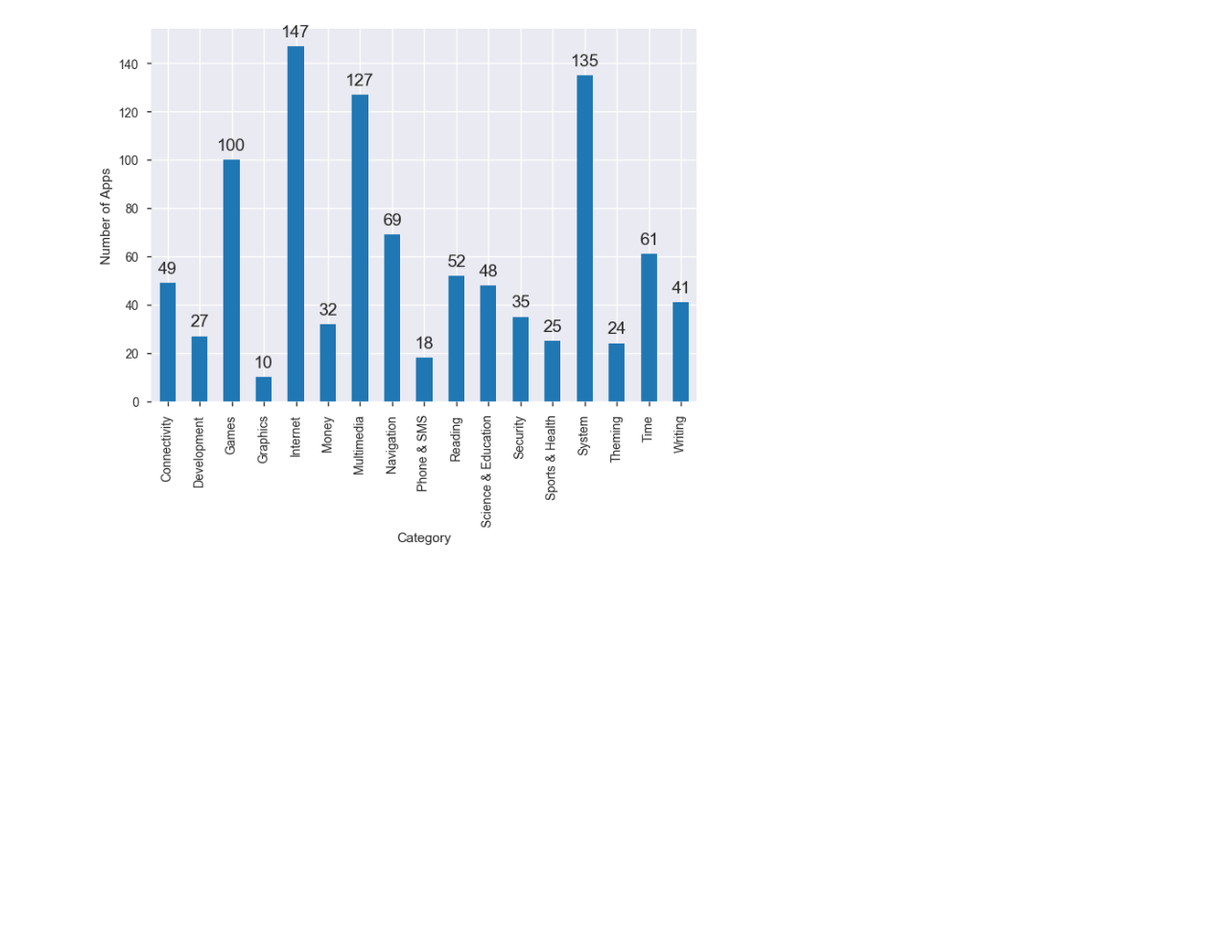
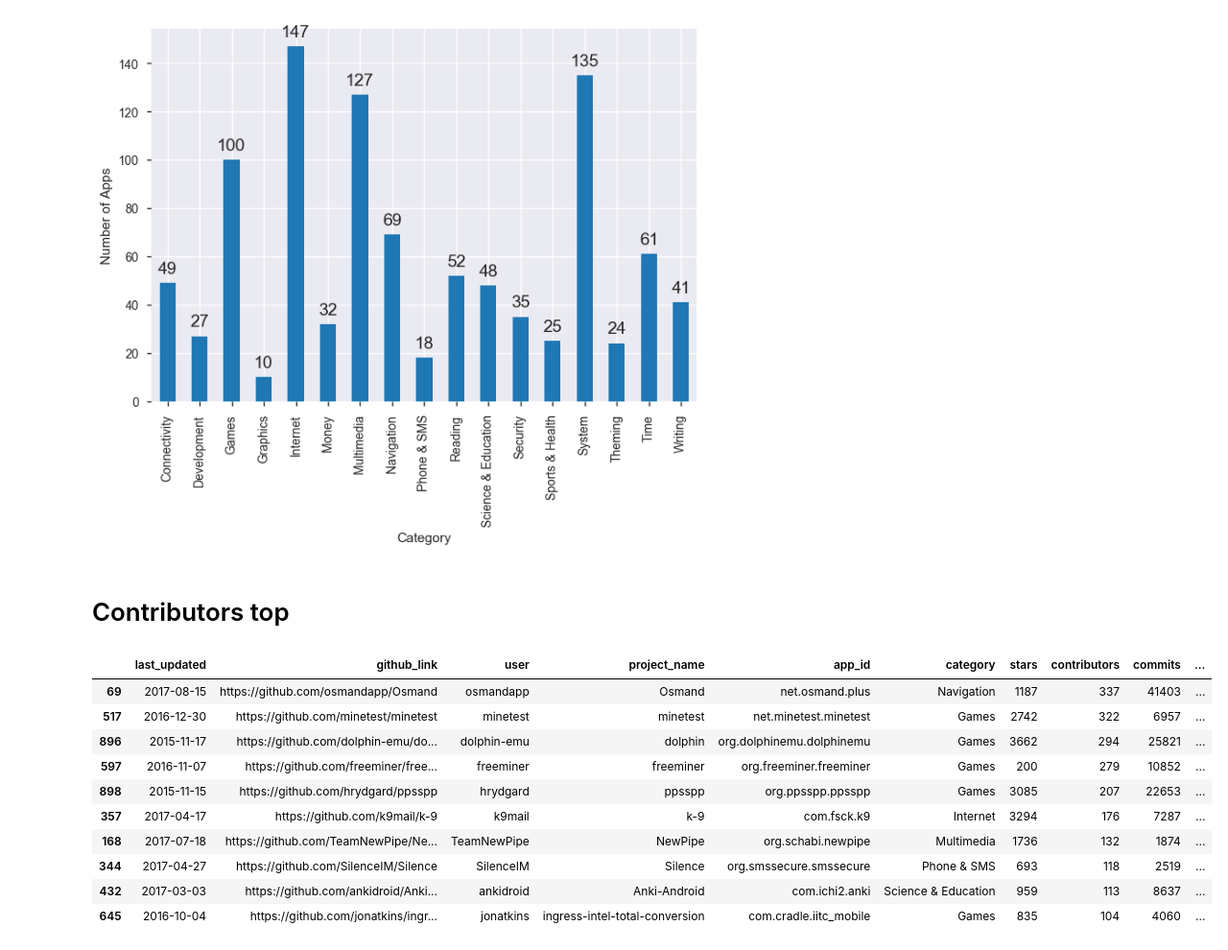
Before and after one commit to luiscruz/android_test_inspector, a Jupyter notebook: exploratory_analysis/1_ea.ipynb, the cells around one changed output. Shown at 96% size. Drawn from its saved outputs; the diff is of its cells as text; code cells hidden in the pictures; blank space fills up the shorter version.

```diff
--- a/exploratory_analysis/1_ea.ipynb
+++ b/exploratory_analysis/1_ea.ipynb
@@ -1554,3 +1546,19 @@ ax.set_ylabel('Number of Apps')
 # %% [output]
 <matplotlib.text.Text at 0x...>
 [figure]
+# %% [markdown]
+# Contributors top
+# %%
+df.sort_values('contributors', ascending=False).head(10)
+# %% [output]
+|  | last_updated | github_link | user | project_name | app_id | category | stars | contributors | commits | ... |
+| 69 | 2017-08-15 | https://github.com/osmandapp/Osmand | osmandapp | Osmand | net.osmand.plus | Navigation | 1187 | 337 | 41403 | ... |
+| 517 | 2016-12-30 | https://github.com/minetest/minetest | minetest | minetest | net.minetest.minetest | Games | 2742 | 322 | 6957 | ... |
+| 896 | 2015-11-17 | https://github.com/dolphin-emu/do... | dolphin-emu | dolphin | org.dolphinemu.dolphinemu | Games | 3662 | 294 | 25821 | ... |
+| 597 | 2016-11-07 | https://github.com/freeminer/free... | freeminer | freeminer | org.freeminer.freeminer | Games | 200 | 279 | 10852 | ... |
+| 898 | 2015-11-15 | https://github.com/hrydgard/ppsspp | hrydgard | ppsspp | org.ppsspp.ppsspp | Games | 3085 | 207 | 22653 | ... |
+| 357 | 2017-04-17 | https://github.com/k9mail/k-9 | k9mail | k-9 | com.fsck.k9 | Internet | 3294 | 176 | 7287 | ... |
+| 168 | 2017-07-18 | https://github.com/TeamNewPipe/Ne... | TeamNewPipe | NewPipe | org.schabi.newpipe | Multimedia | 1736 | 132 | 1874 | ... |
+| 344 | 2017-04-27 | https://github.com/SilenceIM/Silence | SilenceIM | Silence | org.smssecure.smssecure | Phone & SMS | 693 | 118 | 2519 | ... |
+| 432 | 2017-03-03 | https://github.com/ankidroid/Anki... | ankidroid | Anki-Android | com.ichi2.anki | Science & Education | 959 | 113 | 8637 | ... |
+| 645 | 2016-10-04 | https://github.com/jonatkins/ingr... | jonatkins | ingress-intel-total-conversion | com.cradle.iitc_mobile | Games | 835 | 104 | 4060 | ... |
```
Also changed, not shown: parts of 9 cells of this notebook, 1 other file.
